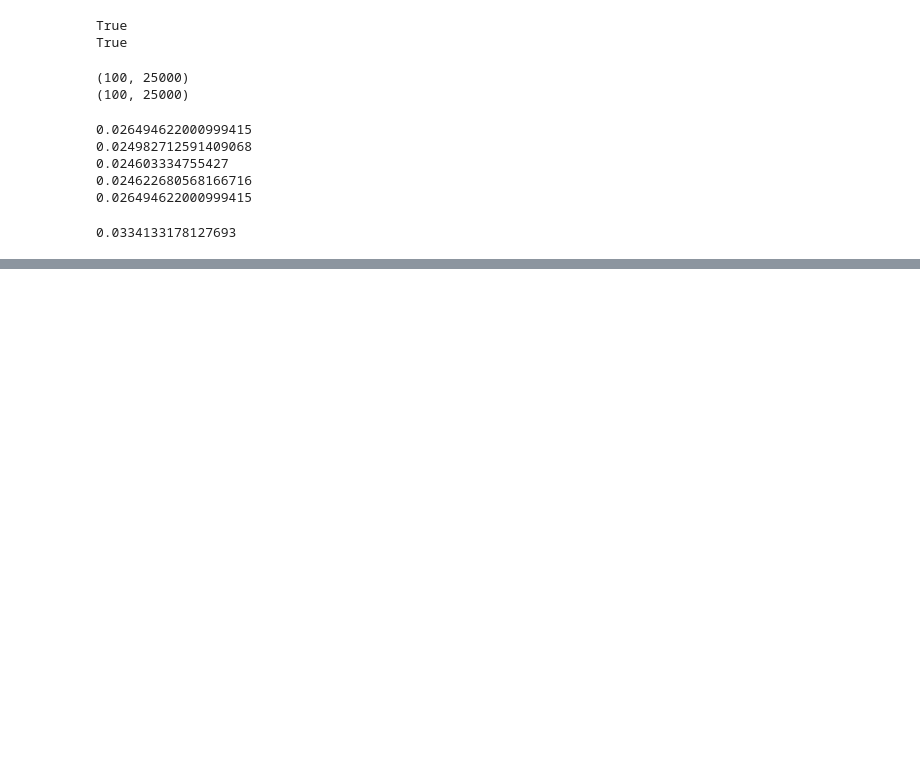
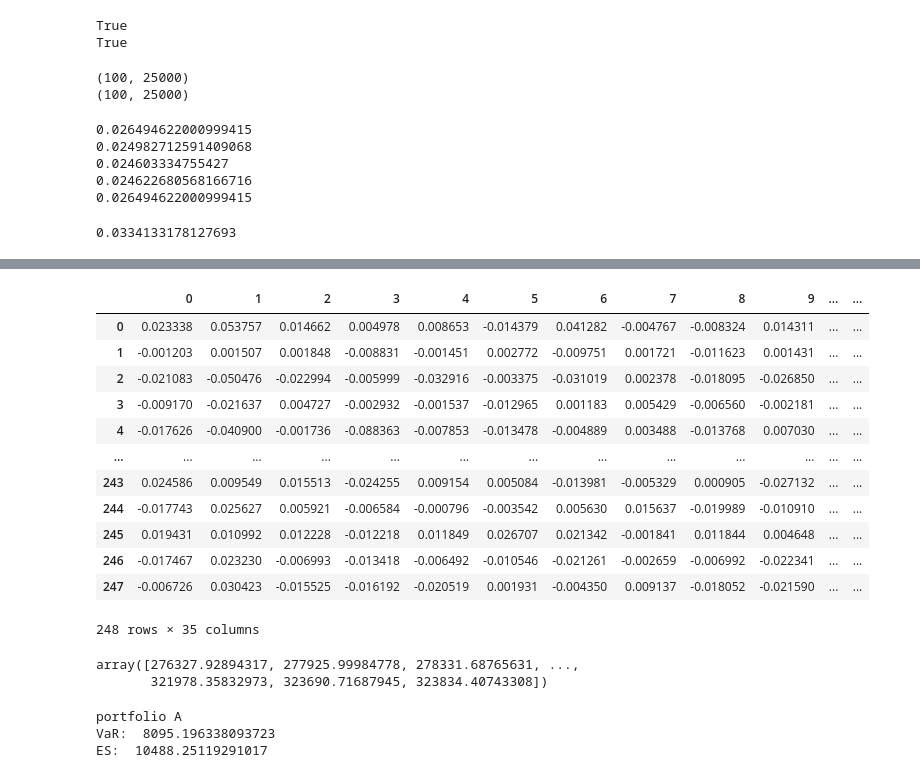
Before and after one commit to xiaokuan-zhao/FINTECH545, a Jupyter notebook: week05/Project/solution.ipynb, the cells around one changed output, grey strips where cells are left out. Drawn from its saved outputs; the diff is of its cells as text; code cells hidden in the pictures; blank space fills up the shorter version.

```diff
--- a/week05/Project/solution.ipynb
+++ b/week05/Project/solution.ipynb
@@ -185,16 +131,0 @@ sim_returns.shape
-# %%
-# for simulated data based on t distribution
-current_prices = pd.DataFrame({"Price": dailyPrice.iloc[-1]})
-
-for portfolio_index, port in portfolio.groupby('Portfolio'):
-    port = port.set_index('Stock')
-    port = port.join(current_prices.loc[port.index])
-    sim_return = sim_returns[port.index]
-    sim_prices_change = sim_return * port['Price'].T
-    sim_values_change = sim_prices_change @ port['Holding']
-
-    sim_var = rml.calculate_var(sim_values_change)
-    sim_es = rml.calculate_es(sim_values_change)
-    print(f"Portfolio {portfolio_index} " + "VaR: " + str(sim_var))
-    print(f"Portfolio {portfolio_index} " + "ES: " + str(sim_es))
-    print(" ")
@@ -212,0 +132,4 @@ Portfolio Total ES: 3915.3366517379905
+# %%
+returns = dailyPrice.pct_change().dropna(how='all')
+returns = returns - np.mean(returns)
+returns.head()
@@ -212,0 +161,60 @@ Portfolio Total ES: 3915.3366517379905
+# %%
+def get_return(port):
+    returns_p=[]
+    for stock in port.loc[:, 'Stock'].tolist():
+        returns_p.append((returns.loc[:, stock]).tolist())
+    returns_p=pd.DataFrame(returns_p).T
+    return returns_p
+
+get_return(port_A)
+# %% [output]
+|  | 0 | 1 | 2 | 3 | 4 | 5 | 6 | 7 | 8 | 9 | ... | ... |
+| 0 | 0.023338 | 0.053757 | 0.014662 | 0.004978 | 0.008653 | -0.014379 | 0.041282 | -0.004767 | -0.008324 | 0.014311 | ... | ... |
+| 1 | -0.001203 | 0.001507 | 0.001848 | -0.008831 | -0.001451 | 0.002772 | -0.009751 | 0.001721 | -0.011623 | 0.001431 | ... | ... |
+| 2 | -0.021083 | -0.050476 | -0.022994 | -0.005999 | -0.032916 | -0.003375 | -0.031019 | 0.002378 | -0.018095 | -0.026850 | ... | ... |
+| 3 | -0.009170 | -0.021637 | 0.004727 | -0.002932 | -0.001537 | -0.012965 | 0.001183 | 0.005429 | -0.006560 | -0.002181 | ... | ... |
+| 4 | -0.017626 | -0.040900 | -0.001736 | -0.088363 | -0.007853 | -0.013478 | -0.004889 | 0.003488 | -0.013768 | 0.007030 | ... | ... |
+| ... | ... | ... | ... | ... | ... | ... | ... | ... | ... | ... | ... | ... |
+| 243 | 0.024586 | 0.009549 | 0.015513 | -0.024255 | 0.009154 | 0.005084 | -0.013981 | -0.005329 | 0.000905 | -0.027132 | ... | ... |
+| 244 | -0.017743 | 0.025627 | 0.005921 | -0.006584 | -0.000796 | -0.003542 | 0.005630 | 0.015637 | -0.019989 | -0.010910 | ... | ... |
+| 245 | 0.019431 | 0.010992 | 0.012228 | -0.012218 | 0.011849 | 0.026707 | 0.021342 | -0.001841 | 0.011844 | 0.004648 | ... | ... |
+| 246 | -0.017467 | 0.023230 | -0.006993 | -0.013418 | -0.006492 | -0.010546 | -0.021261 | -0.002659 | -0.006992 | -0.022341 | ... | ... |
+| 247 | -0.006726 | 0.030423 | -0.015525 | -0.016192 | -0.020519 | 0.001931 | -0.004350 | 0.009137 | -0.018052 | -0.021590 | ... | ... |
+248 rows × 35 columns
+# %%
+def cal_t_pVals(port, returns_port, price):
+    return_cdf=[]
+    par=[]
+    for col in returns_port.columns:
+        df, loc, scale = t.fit(returns_port[col].values)
+        par.append([df,loc,scale])
+        return_cdf.append(t.cdf(returns_port[col].values, df=df, loc=loc, scale=scale).tolist())
+    return_cdf=pd.DataFrame(return_cdf).T
+    spearman_cor=return_cdf.corr(method='spearman')
+    sample=pd.DataFrame(rml.PCA_with_percent(spearman_cor)).T
+    sample_cdf=[]
+    for col in sample.columns:
+        sample_cdf.append(norm.cdf(sample[col].values, loc=0, scale=1).tolist())
+    simu_return=[]
+    for i in range(len(sample_cdf)):
+        simu_return.append(t.ppf(sample_cdf[i], df=par[i][0], loc=par[i][1], scale=par[i][2]))
+    simu_return=np.array(simu_return)
+
+    sim_price=(1 + simu_return.T)*price
+    pVals = sim_price.dot(port['Holding'])
+    pVals.sort()
+    return pVals
+
+cal_t_pVals(port_A, get_return(port_A), portfolio_price(dailyPrice, port_A))
+# %% [output]
+array([276327.92894317, 277925.99984778, 278331.68765631, ...,
+       321978.35832973, 323690.71687945, 323834.40743308])
+# %%
+pv = np.sum(port_A['Holding']*portfolio_price(dailyPrice, port_A))
+print("portfolio A")
+print("VaR: ", rml.calculate_var(cal_t_pVals(port_A, get_return(port_A), portfolio_price(dailyPrice, port_A)), pv))
+print("ES: ", rml.calculate_es(pv-cal_t_pVals(port_A, get_return(port_A), portfolio_price(dailyPrice, port_A))))
+# %% [output]
+portfolio A
+VaR:  8095.196338093723
+ES:  10488.25119291017
```
Also changed, not shown: parts of 12 cells of this notebook, 2 other files.
